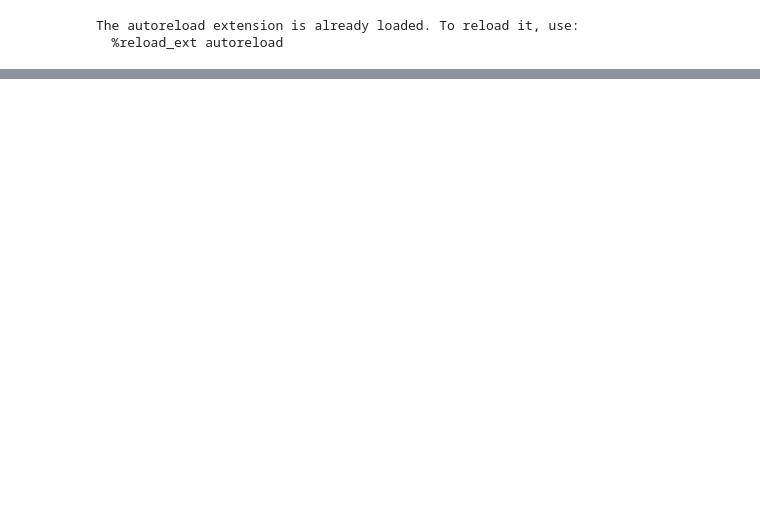
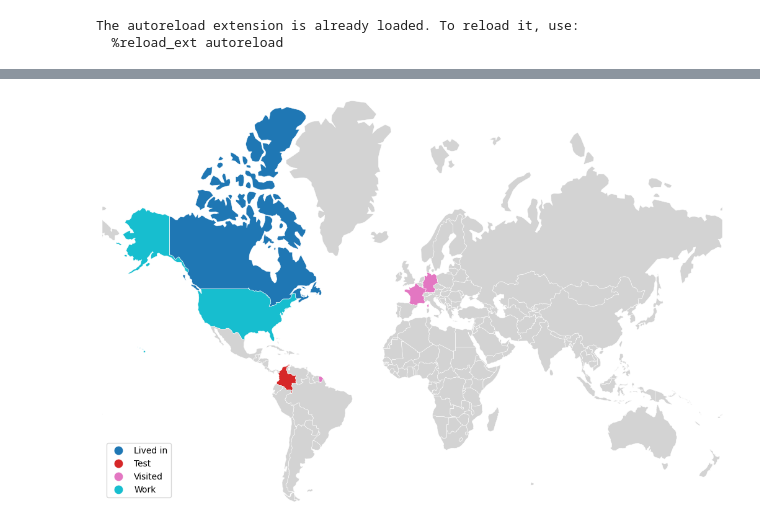
Before and after one commit to Fnor-BE/visited-countries-map, a Jupyter notebook: example.ipynb, the cells around one changed output, grey strips where cells are left out. Saved outputs shown, nothing was run; the diff lists cells and outputs as text; code cells hidden in the pictures; blank space fills up the shorter version.

```diff
--- a/example.ipynb
+++ b/example.ipynb
@@ -16,0 +19,4 @@ map.plot()
+# %%
+map.plot_status()
+# %% [output]
+[figure, added]
```
Also changed, not shown: parts of 2 cells of this notebook, 1 other file.
